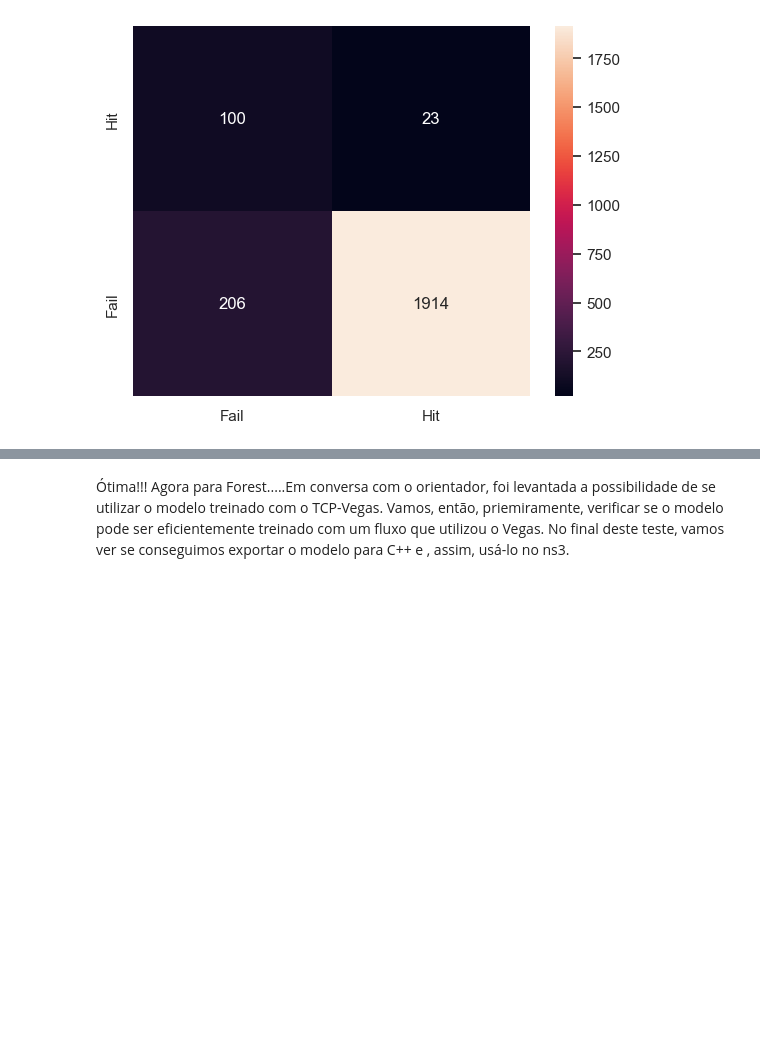
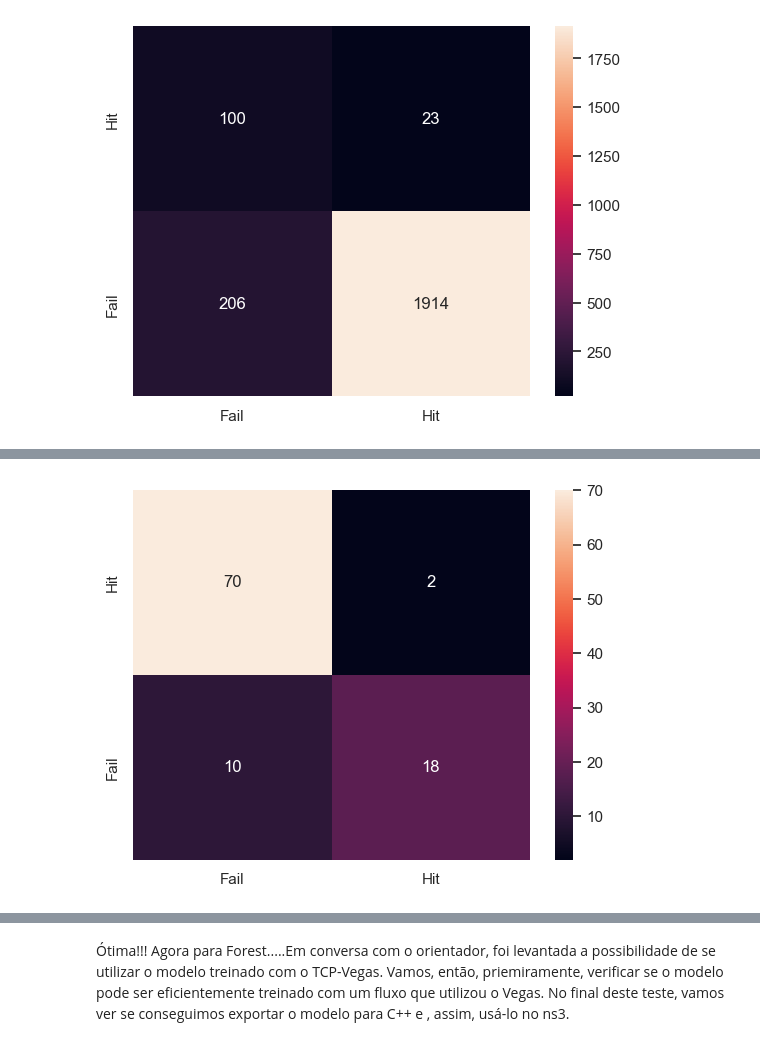
Before and after one commit to reisdout/FederatedColab, a Jupyter notebook: neural_network_model.ipynb, the cells around one changed output, grey strips where cells are left out. Cells and saved outputs as stored; diff of their text form; code cells hidden in the pictures; blank space fills up the shorter version.

```diff
--- a/neural_network_model.ipynb
+++ b/neural_network_model.ipynb
@@ -2372,0 +2433,3 @@ TreinarModelo('./Exp_0000031','./Exp_0000031/training_client01_01.csv')
+# %%
+AderenciaOutrosFluxos('./Exp_0000031','./Exp_0000031/training_client01_04.csv')
+# %% [output]
@@ -2372,0 +2440 @@ TreinarModelo('./Exp_0000031','./Exp_0000031/training_client01_01.csv')
+[figure, added]
```
Also changed, not shown: parts of 52 cells of this notebook, 17 other files.
